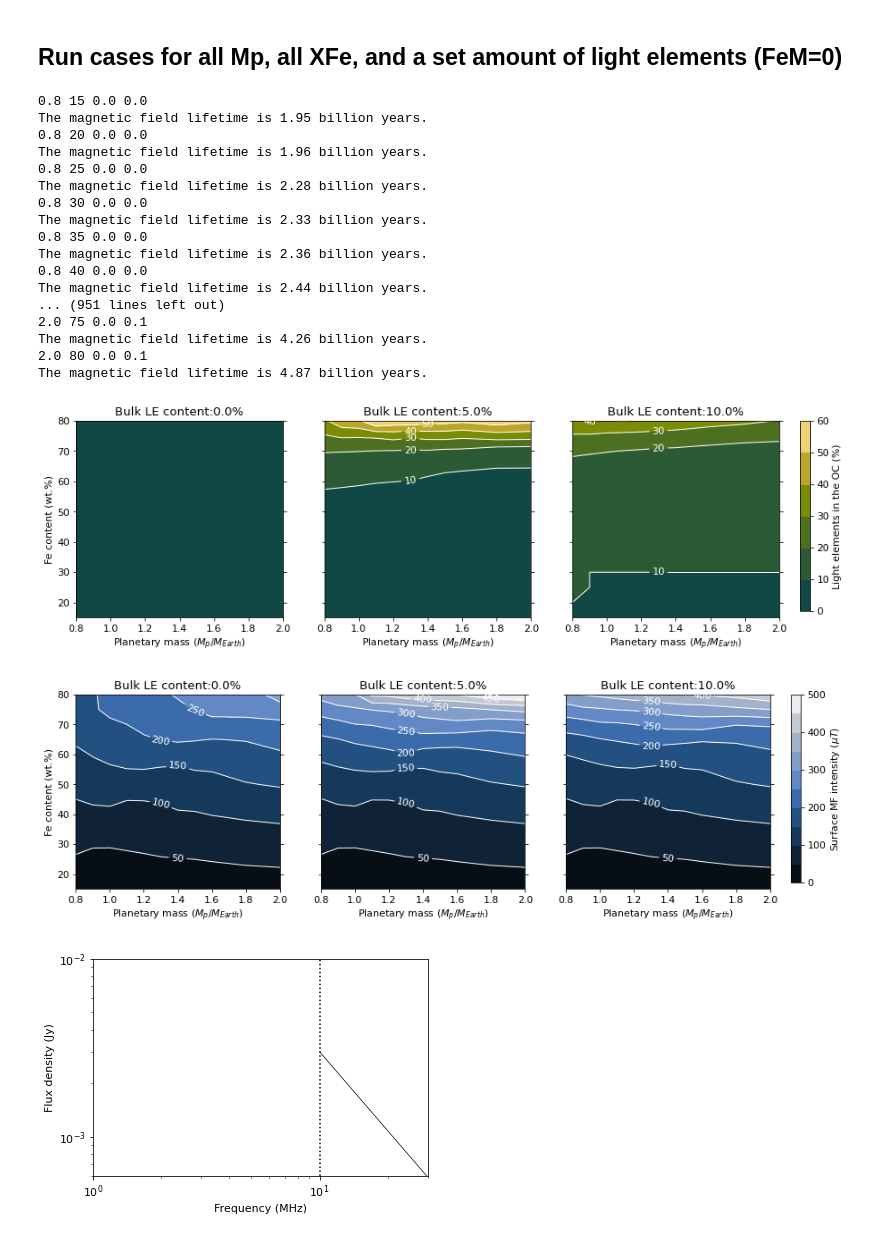
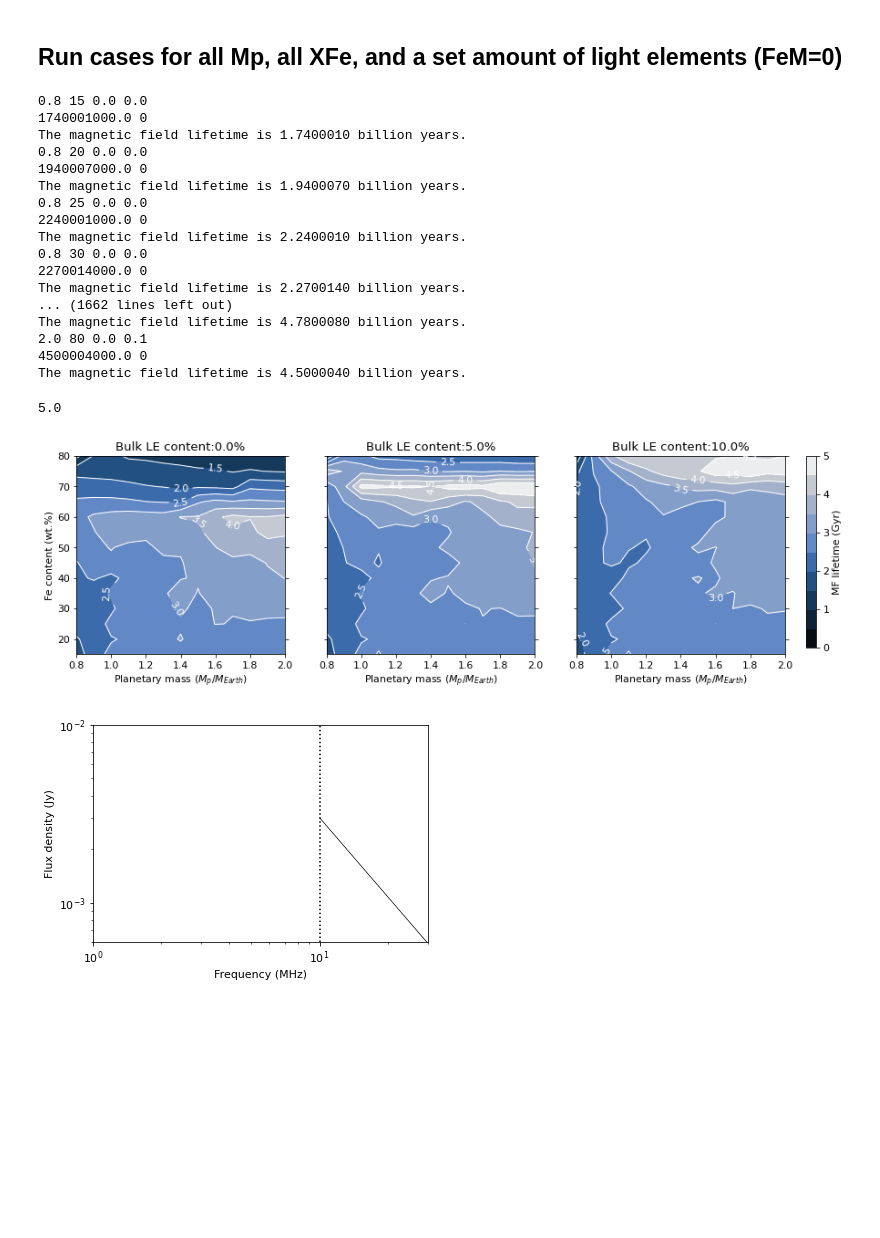
Before and after one commit to irenebonati/exo-cores, a Jupyter notebook: Planets_Evolution.ipynb, the cells around one changed output. Saved outputs shown, nothing was run; the diff lists cells and outputs as text; code cells hidden in the pictures; blank space fills up the shorter version.

```diff
--- a/Planets_Evolution.ipynb
+++ b/Planets_Evolution.ipynb
@@ -293,7 +315,7 @@ plot_contourf(M,F,r_IC_end/r_OC,Masses,Fe,Fe_mantle,levels_ICMF,plots_folder,col
 # %% [markdown]
 ## Plot the two observables (planetary mass and radius) with corresponding MF lifetime
 # %%
-Masses = [0.8, 0.9, 1.0, 1.1, 1.2, 1.3, 1.4, 1.5, 1.6,1.8, 2.]
+Masses = [0.8, 0.9, 1.0, 1.1, 1.2, 1.3, 1.4, 1.5, 1.6,1.7,1.8,1.9, 2.]
 Fe = [15,20,25,30,35,40,45,50,55,60,65,70,75,80]
 Fe_mantle = [0.00]
 S = 0.0
@@ -343,5 +365,10 @@ The magnetic field lifetime is 2.00 billion years.
 # %%
-levels_obs = np.linspace(1,5,9)
+font = {'family' : 'normal',
+        'weight' : 'bold',
+        'size'   : 11}
+
+levels_obs = np.linspace(0,5,11)
+#levels_obs = np.linspace(1,5,9)
 sc = plt.contourf(MP,r_planet/6371e3,MF_lifetime,edgecolor='black',levels=levels_obs,cmap=vik)#'RdYlBu_r')
 sc2 = plt.contour(MP,r_planet/6371e3,MF_lifetime,levels=levels_obs,colors=('black',),linestyles=('-',),linewidths=(1,))
 plt.clabel(sc2, fmt = '%2.1f', colors = 'black', fontsize=10)
@@ -865,7 +894,7 @@ plot_contourfM(FE,FM,MF_lifetime_M,Masses_,Fe,Fe_mantle_,levels_MF,plots_folder,
 # %% [markdown]
 ## Run cases for all Mp, all XFe, and a set amount of light elements (FeM=0)
 # %%
-Masses_S = [0.8, 0.9, 1.0, 1.1, 1.2, 1.3, 1.4, 1.5, 1.6, 1.8, 2.]
+Masses_S = [0.8, 0.9, 1.0, 1.1, 1.2, 1.3, 1.4, 1.5, 1.6,1.7, 1.8,1.9, 2.]
 Fe_S = [15,20,25,30,35,40,45,50,55,60,65,70,75,80]
 FeM_S = 0.
 LE_S = [0.,0.05,0.1]
@@ -903,22 +932,22 @@ for m,light_elements in enumerate(LE_S):
             fc[j,i+m*len(Masses_S)] = ((1.60217662e-19 * MF_surface[j,i+m*len(Masses_S)])/(2*np.pi*9.10938356e-31))*1e-12
 # %% [output]
 0.8 15 0.0 0.0
-The magnetic field lifetime is 1.95 billion years.
+1740001000.0 0
+The magnetic field lifetime is 1.7400010 billion years.
 0.8 20 0.0 0.0
-The magnetic field lifetime is 1.96 billion years.
+1940007000.0 0
+The magnetic field lifetime is 1.9400070 billion years.
 0.8 25 0.0 0.0
-The magnetic field lifetime is 2.28 billion years.
+2240001000.0 0
+The magnetic field lifetime is 2.2400010 billion years.
 0.8 30 0.0 0.0
-The magnetic field lifetime is 2.33 billion years.
-0.8 35 0.0 0.0
-The magnetic field lifetime is 2.36 billion years.
-0.8 40 0.0 0.0
-The magnetic field lifetime is 2.44 billion years.
-... (951 lines left out)
-2.0 75 0.0 0.1
-The magnetic field lifetime is 4.26 billion years.
+2270014000.0 0
+The magnetic field lifetime is 2.2700140 billion years.
+... (1662 lines left out)
+The magnetic field lifetime is 4.7800080 billion years.
 2.0 80 0.0 0.1
-The magnetic field lifetime is 4.87 billion years.
+4500004000.0 0
+The magnetic field lifetime is 4.5000040 billion years.
 # %%
 levels_rIC = np.linspace(0, 5500, 12)
 levels_ICMF = np.linspace(0, 1, 11)
@@ -940,7 +969,7 @@ def plot_contourf(X,Y,arr,Masses,Fe,Fe_mantle,levels,plots_folder,colormap=plt.c
     for i in range(len(Fe_mantle)):
         sc = ax[i].contourf(X,Y,arr[:,i*len(Masses):len(Masses)*(i+1)],levels, cmap = colormap)
         sc2 = ax[i].contour(X,Y,arr[:,i*len(Masses):len(Masses)*(i+1)],levels,colors=('white',),linestyles=('-',),linewidths=(1,))
-        ax[i].clabel(sc2, fmt = '%2.1d', colors = 'white', fontsize=11)
+        ax[i].clabel(sc2, fmt = '%2.1f', colors = 'white', fontsize=11)
         #for a in range(len(Masses)):
         #    for b in range(len(Fe)):
         #        ax[i].scatter(Masses[a],Fe[b],s=size,color='white',edgecolors='k')
@@ -955,34 +984,34 @@ def plot_contourf(X,Y,arr,Masses,Fe,Fe_mantle,levels,plots_folder,colormap=plt.c
         ax[i].set_ylim([15,80])
     fig.subplots_adjust(right=0.8)
     cbar_ax = fig.add_axes([0.82, 0.15, 0.01, 0.73])
-    #v = np.linspace(5, 205, 3, endpoint=True)
     cb = fig.colorbar(sc, cax=cbar_ax)
-    #cb = fig.colorbar(sc, cax=cbar_ax,ticks=v)
     cb.set_label(clabel)
     plt.savefig(plots_folder + figname, bbox_inches="tight")
     plt.show()
+# %%
+print (np.max(MF_lifetime_S))
+# %% [output]
+5.0
 # %%
-levels_S = np.linspace(0,60,7)
-levels_MFsurf = np.linspace(0,500,11)
+levels_S = np.linspace(0,90,10)
+levels_MFsurf = np.linspace(0,700,8)
 
 font = {'family' : 'normal',
         'weight' : 'normal',
         'size'   : 11}
 
 plt.rc('font', **font)
 
 # plot_contourf(M_S,F_S,r_IC_beginning_S,Masses_S,Fe_S,LE_S,levels_rIC,plots_folder,clabel="ICB radius (km)",figname="r_IC0_S.pdf")
 #plot_contourf(M_S,F_S,r_IC_beginning_S/r_OC_S,Masses_S,Fe_S,LE_S,levels_ICMF,plots_folder,clabel="$r_{IC_{0}}$/$r_{OC}$",figname="ICMF0_S.pdf")
 
-#plot_contourf(M_S,F_S,r_IC_end_S,Masses_S,Fe_S,LE_S,levels_rIC,plots_folder,clabel="ICB radius (km)",figname="r_IC_S.pdf")
 #plot_contourf(M_S,F_S,r_IC_end_S/r_OC_S,Masses_S,Fe_S,LE_S,levels_ICMF,plots_folder,clabel="$r_{IC}$/$r_{OC}$",figname="ICMF_S.pdf")
 
-#plot_contourf(M_S,F_S,MF_lifetime_S,Masses_S,Fe_S,LE_S,levels_MF,plots_folder,colormap=oslo,clabel="MF lifetime (Gyr)",figname="MF_lifetime_S.pdf")
-plot_contourf(M_S,F_S,S_S*1e2,Masses_S,Fe_S,LE_S,levels_S,plots_folder,colormap=bamako,clabel="Light elements in the OC (%)",figname="S_S.pdf")
-plot_contourf(M_S,F_S,MF_surface,Masses_S,Fe_S,LE_S,levels_MFsurf,plots_folder,colormap=oslo,clabel="Surface MF intensity ($\mu T$)",figname="M_surfS.pdf")
+plot_contourf(M_S,F_S,MF_lifetime_S,Masses_S,Fe_S,LE_S,levels_MF,plots_folder,colormap=oslo,clabel="MF lifetime (Gyr)",figname="MF_lifetime_S.pdf")
+#plot_contourf(M_S,F_S,S_S*1e2,Masses_S,Fe_S,LE_S,levels_S,plots_folder,colormap=bamako,clabel="Light elements in the OC (%)",figname="S_S.pdf")
+#plot_contourf(M_S,F_S,MF_surface,Masses_S,Fe_S,LE_S,levels_MFsurf,plots_folder,colormap=oslo,clabel="Surface MF intensity ($\mu T$)",figname="M_surfS.pdf")
 # %% [output]
-[figure, old version]
+[figure, new version]
-[figure, removed]
 # %%
 #print (np.max(MF_surface))
 
```
Also changed, not shown: parts of 18 cells of this notebook, 4 other files.
